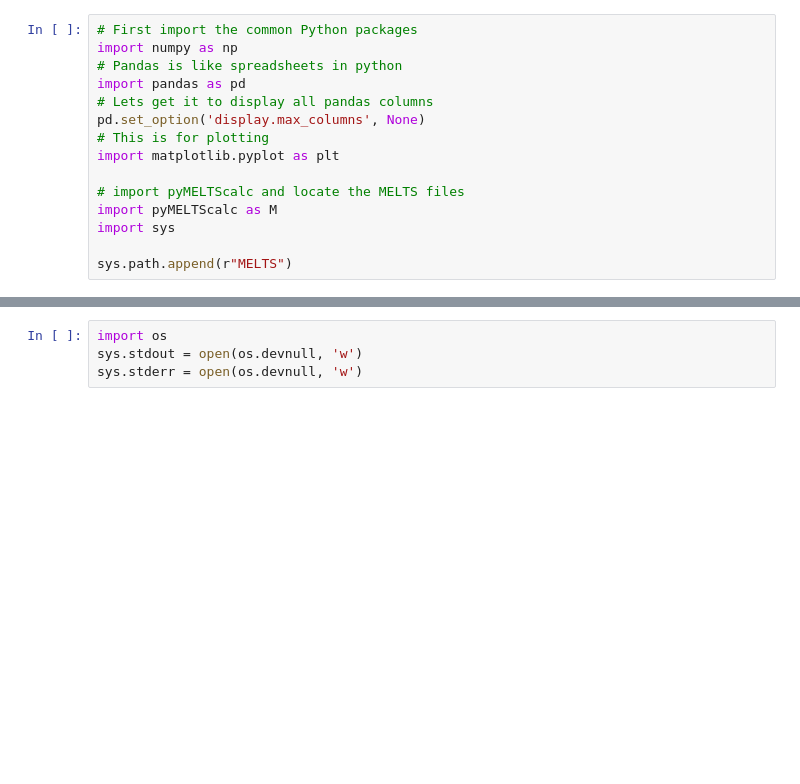
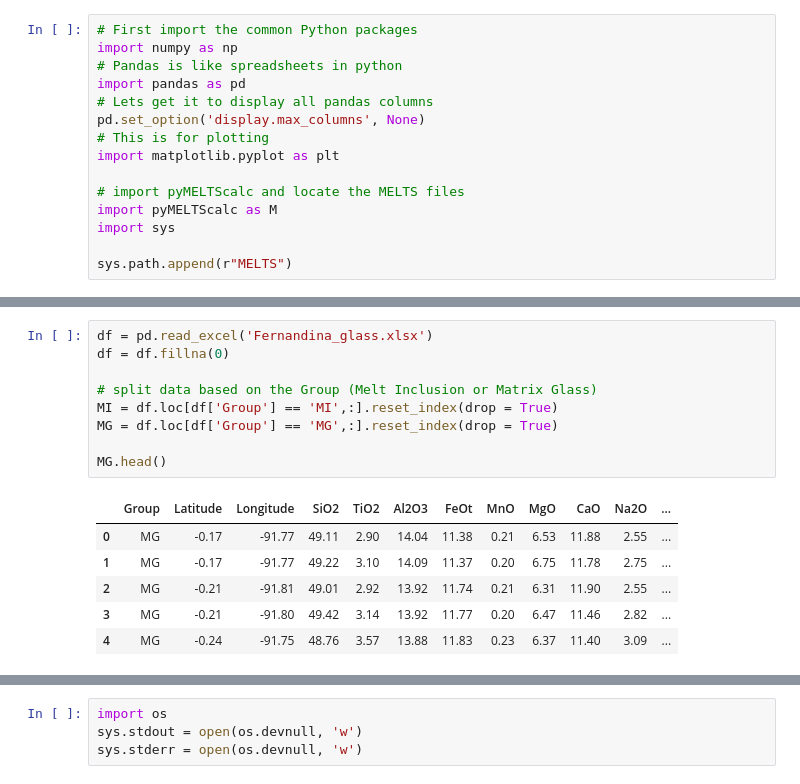
Before and after one commit to gleesonm1/MELTS_CIDER_2023, a Jupyter notebook: MELTS_workshop_Q2.ipynb, the cells around one changed output, grey strips where cells are left out. Drawn from its saved outputs; the diff is of its cells as text; blank space fills up the shorter version.

```diff
--- a/MELTS_workshop_Q2.ipynb
+++ b/MELTS_workshop_Q2.ipynb
@@ -23,0 +22,16 @@ df = pd.read_excel('Wolf_tephra.xlsx')
+# %%
+df = pd.read_excel('Fernandina_glass.xlsx')
+df = df.fillna(0)
+
+# split data based on the Group (Melt Inclusion or Matrix Glass)
+MI = df.loc[df['Group'] == 'MI',:].reset_index(drop = True)
+MG = df.loc[df['Group'] == 'MG',:].reset_index(drop = True)
+
+MG.head()
+# %% [output]
+|  | Group | Latitude | Longitude | SiO2 | TiO2 | Al2O3 | FeOt | MnO | MgO | CaO | Na2O | ... |
+| 0 | MG | -0.17 | -91.77 | 49.11 | 2.90 | 14.04 | 11.38 | 0.21 | 6.53 | 11.88 | 2.55 | ... |
+| 1 | MG | -0.17 | -91.77 | 49.22 | 3.10 | 14.09 | 11.37 | 0.20 | 6.75 | 11.78 | 2.75 | ... |
+| 2 | MG | -0.21 | -91.81 | 49.01 | 2.92 | 13.92 | 11.74 | 0.21 | 6.31 | 11.90 | 2.55 | ... |
+| 3 | MG | -0.21 | -91.80 | 49.42 | 3.14 | 13.92 | 11.77 | 0.20 | 6.47 | 11.46 | 2.82 | ... |
+| 4 | MG | -0.24 | -91.75 | 48.76 | 3.57 | 13.88 | 11.83 | 0.23 | 6.37 | 11.40 | 3.09 | ... |
```
Also changed, not shown: parts of 36 cells of this notebook, 8 other files.
